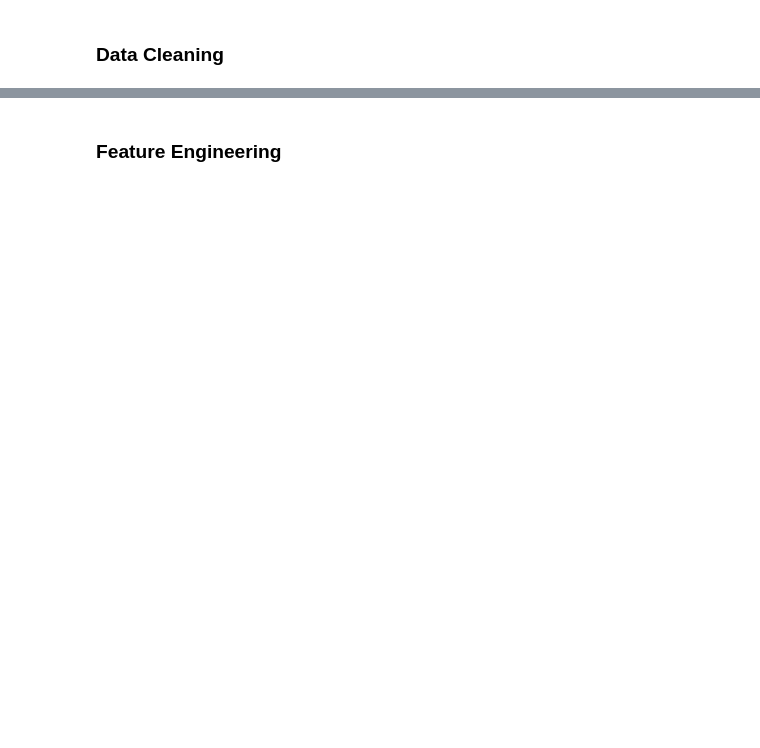
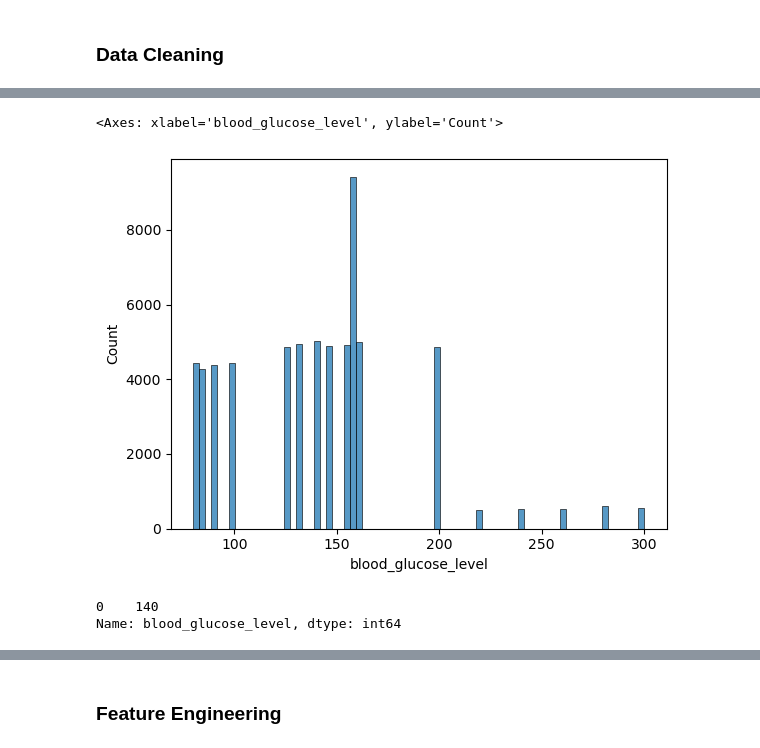
Before and after one commit to tobiasuihlein/diabetes_screening_and_diagnostics, a Jupyter notebook: notebooks/Draft.ipynb, the cells around one changed output, grey strips where cells are left out. Saved outputs shown, nothing was run; the diff lists cells and outputs as text; code cells hidden in the pictures; blank space fills up the shorter version.

```diff
--- a/notebooks/Draft.ipynb
+++ b/notebooks/Draft.ipynb
@@ -23,0 +45,10 @@ df['smoking_history'].loc[df["smoking_history"] == 'not current'] = 'former'
+# %%
+sns.histplot(df, x='blood_glucose_level')
+# %% [output]
+<Axes: xlabel='blood_glucose_level', ylabel='Count'>
+[figure, added]
+# %%
+df['blood_glucose_level'].mode()
+# %% [output]
+0    140
+Name: blood_glucose_level, dtype: int64
```
Also changed, not shown: parts of 14 cells of this notebook.
